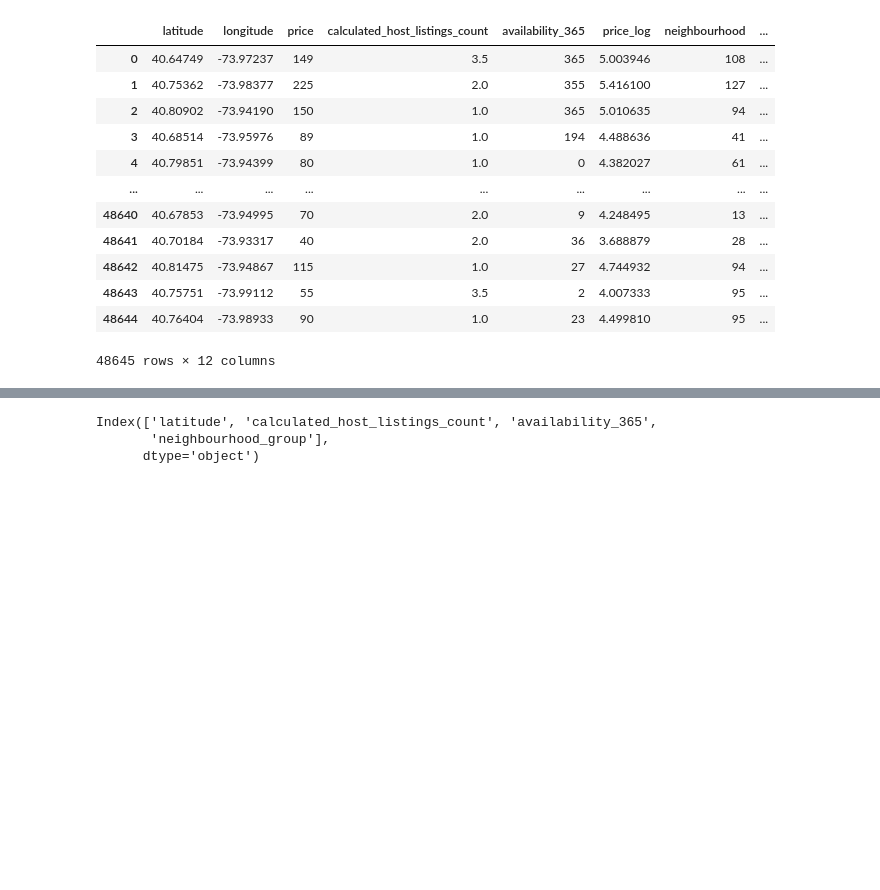
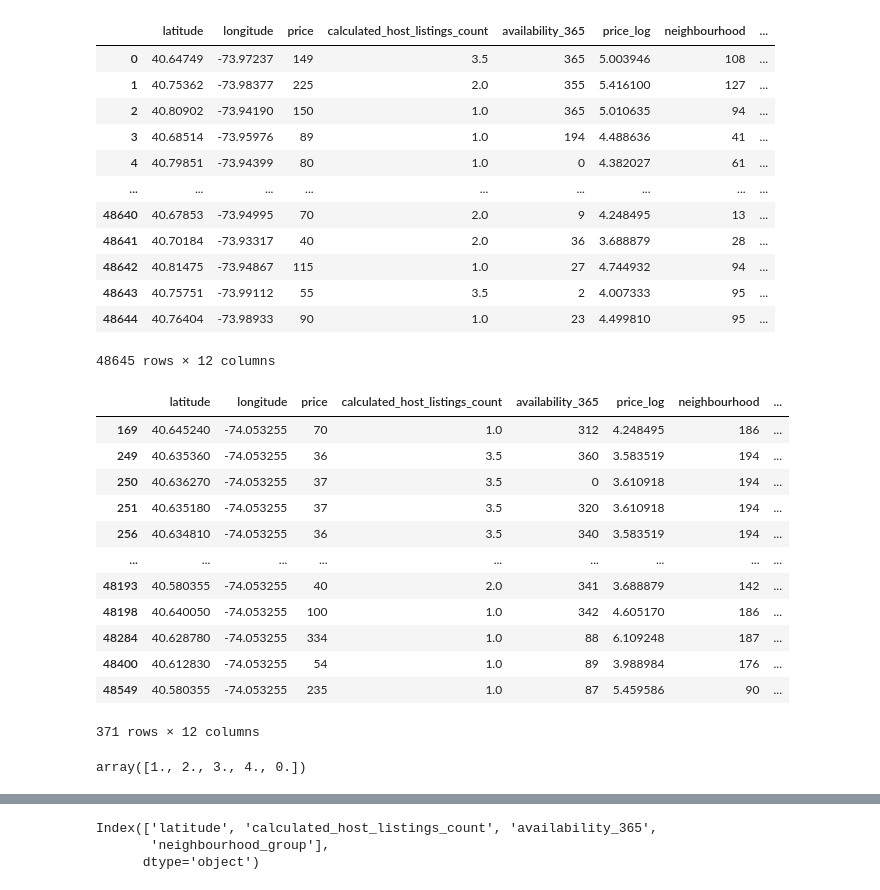
Before and after one commit to patriciamv97/machine-learning-python-template, a Jupyter notebook: src/explore.ipynb, the cells around one changed output, grey strips where cells are left out. Cells and saved outputs as stored; diff of their text form; code cells hidden in the pictures; blank space fills up the shorter version.

```diff
--- a/src/explore.ipynb
+++ b/src/explore.ipynb
@@ -531,3 +502,33 @@ dataframe
 | 48643 | 40.75751 | -73.99112 | 55 | 3.5 | 2 | 4.007333 | 95 | ... |
 | 48644 | 40.76404 | -73.98933 | 90 | 1.0 | 23 | 4.499810 | 95 | ... |
 48645 rows × 12 columns
+# %%
+data_p.isnull().any()
+data_p[data_p['demanda'].isnull()]
+unique_values = data_p['neighbourhood_group'].unique()
+anomalous_values = [0, 1, 2, 3, 4]
+filtered_data = data_p[~data_p['neighbourhood_group'].isin(anomalous_values)]
+filtered_data
+# %% [output]
+|  | latitude | longitude | price | calculated_host_listings_count | availability_365 | price_log | neighbourhood | ... |
+| 169 | 40.645240 | -74.053255 | 70 | 1.0 | 312 | 4.248495 | 186 | ... |
+| 249 | 40.635360 | -74.053255 | 36 | 3.5 | 360 | 3.583519 | 194 | ... |
+| 250 | 40.636270 | -74.053255 | 37 | 3.5 | 0 | 3.610918 | 194 | ... |
+| 251 | 40.635180 | -74.053255 | 37 | 3.5 | 320 | 3.610918 | 194 | ... |
+| 256 | 40.634810 | -74.053255 | 36 | 3.5 | 340 | 3.583519 | 194 | ... |
+| ... | ... | ... | ... | ... | ... | ... | ... | ... |
+| 48193 | 40.580355 | -74.053255 | 40 | 2.0 | 341 | 3.688879 | 142 | ... |
+| 48198 | 40.640050 | -74.053255 | 100 | 1.0 | 342 | 4.605170 | 186 | ... |
+| 48284 | 40.628780 | -74.053255 | 334 | 1.0 | 88 | 6.109248 | 187 | ... |
+| 48400 | 40.612830 | -74.053255 | 54 | 1.0 | 89 | 3.988984 | 176 | ... |
+| 48549 | 40.580355 | -74.053255 | 235 | 1.0 | 87 | 5.459586 | 90 | ... |
+371 rows × 12 columns
+# %%
+# Error al codificar: en lugar de 4 se introdujo 3.5
+# En lugar de adaptar el código a esta cifra, la modificaremos en el dataframe a 4
+
+data_p['neighbourhood_group'] = data_p['neighbourhood_group'].replace(3.5, 4)
+valores = data_p['neighbourhood_group'].unique()
+valores
+# %% [output]
+array([1., 2., 3., 4., 0.])
```
Also changed, not shown: parts of 25 cells of this notebook, 2 other files.
